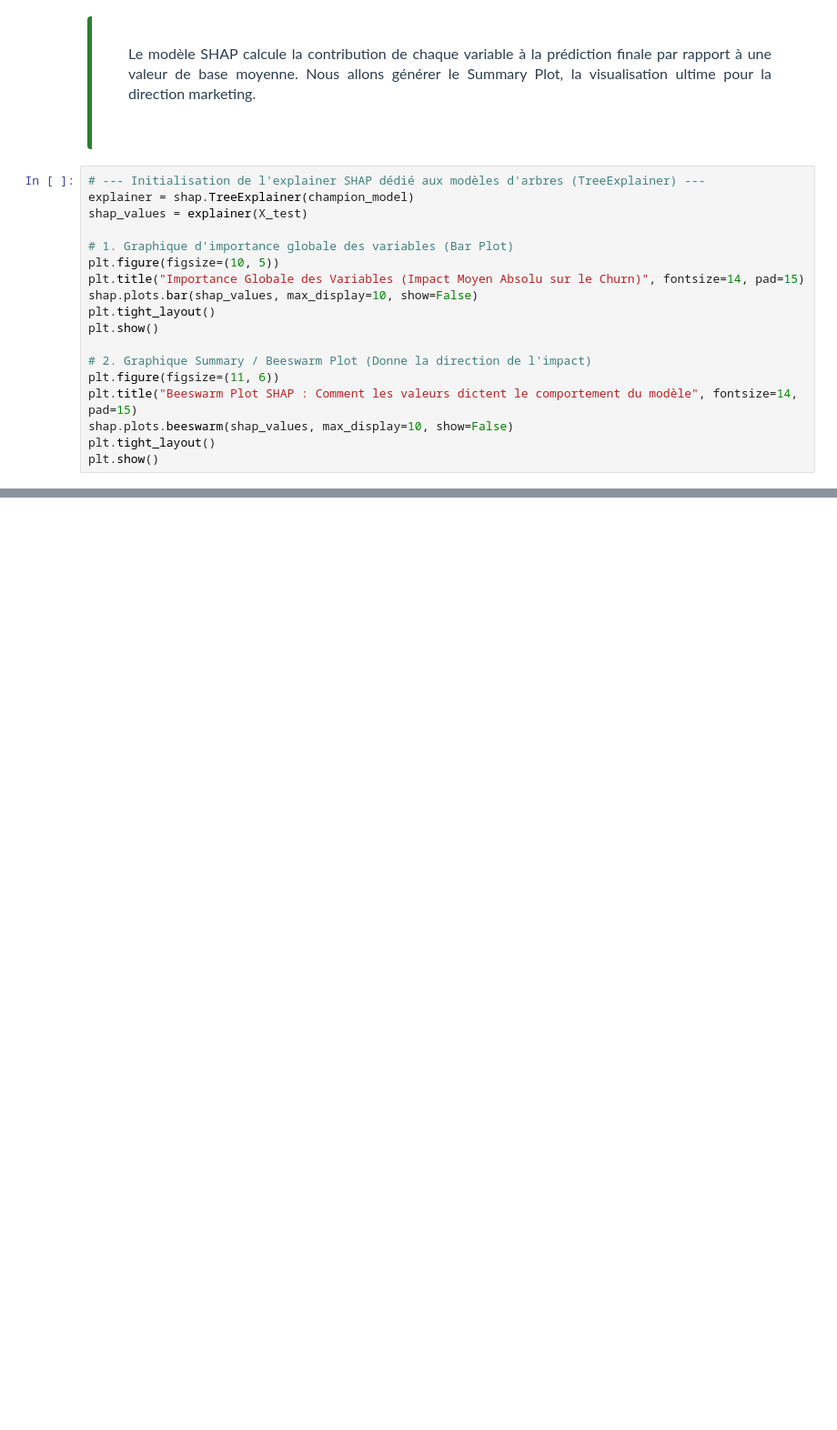
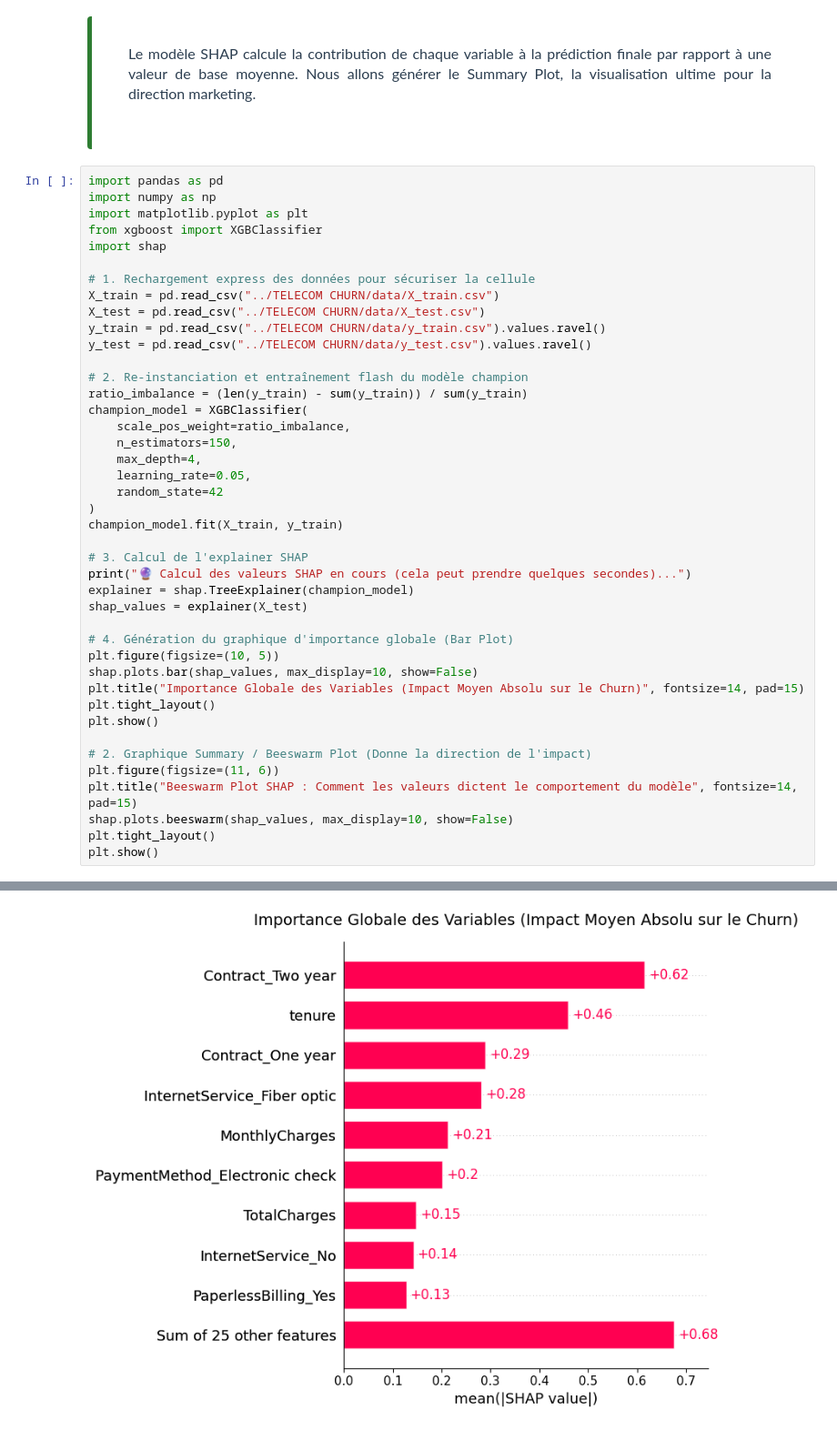
Before and after one commit to KING-EMBBI/Osee_Emmanuel_BOUM_BISSEMB, a Jupyter notebook: TELECOM CHURN/06_model_interpretation.ipynb, the cells around one changed output, grey strips where cells are left out. Shown at 91% size. Drawn from its saved outputs; the diff is of its cells as text; blank space fills up the shorter version.

```diff
--- a/TELECOM CHURN/06_model_interpretation.ipynb
+++ b/TELECOM CHURN/06_model_interpretation.ipynb
@@ -40,14 +40,38 @@
 
 </div>
 # %%
-# --- Initialisation de l'explainer SHAP dédié aux modèles d'arbres (TreeExplainer) ---
+import pandas as pd
+import numpy as np
+import matplotlib.pyplot as plt
+from xgboost import XGBClassifier
+import shap
+
+# 1. Rechargement express des données pour sécuriser la cellule
+X_train = pd.read_csv("../TELECOM CHURN/data/X_train.csv")
+X_test = pd.read_csv("../TELECOM CHURN/data/X_test.csv")
+y_train = pd.read_csv("../TELECOM CHURN/data/y_train.csv").values.ravel()
+y_test = pd.read_csv("../TELECOM CHURN/data/y_test.csv").values.ravel()
+
+# 2. Re-instanciation et entraînement flash du modèle champion
+ratio_imbalance = (len(y_train) - sum(y_train)) / sum(y_train)
+champion_model = XGBClassifier(
+    scale_pos_weight=ratio_imbalance,
+    n_estimators=150,
+    max_depth=4,
+    learning_rate=0.05,
+    random_state=42
+)
+champion_model.fit(X_train, y_train)
+
+# 3. Calcul de l'explainer SHAP
+print("🔮 Calcul des valeurs SHAP en cours (cela peut prendre quelques secondes)...")
 explainer = shap.TreeExplainer(champion_model)
 shap_values = explainer(X_test)
 
-# 1. Graphique d'importance globale des variables (Bar Plot)
+# 4. Génération du graphique d'importance globale (Bar Plot)
 plt.figure(figsize=(10, 5))
+shap.plots.bar(shap_values, max_display=10, show=False)
 plt.title("Importance Globale des Variables (Impact Moyen Absolu sur le Churn)", fontsize=14, pad=15)
-shap.plots.bar(shap_values, max_display=10, show=False)
 plt.tight_layout()
 plt.show()
 
@@ -61,0 +86 @@ NameError: name 'shap' is not defined
+[figure, added]
```
Also changed, not shown: parts of 11 cells of this notebook, 1 other file.
